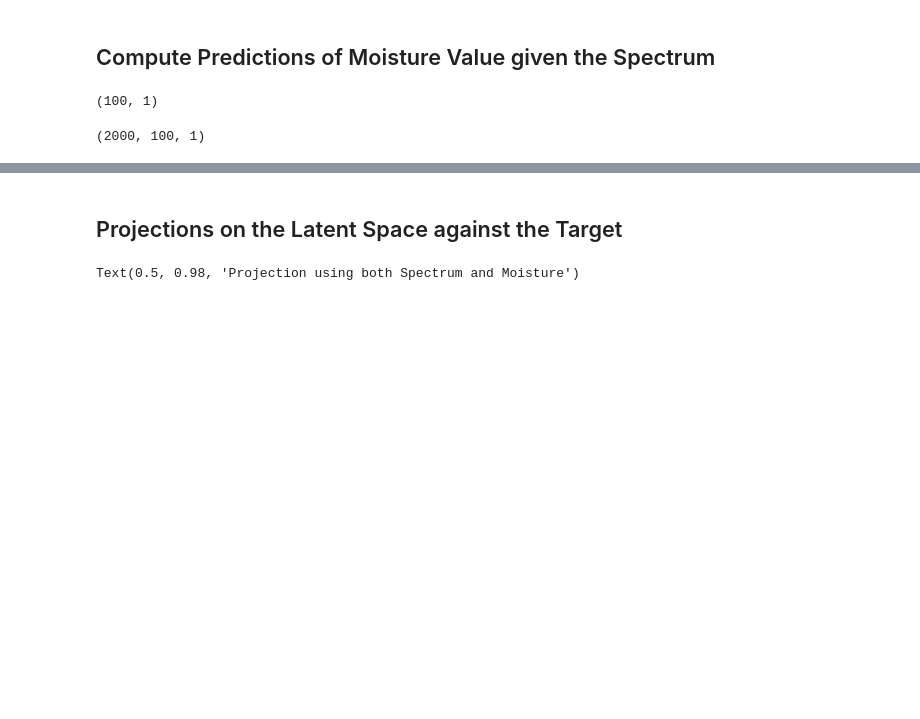
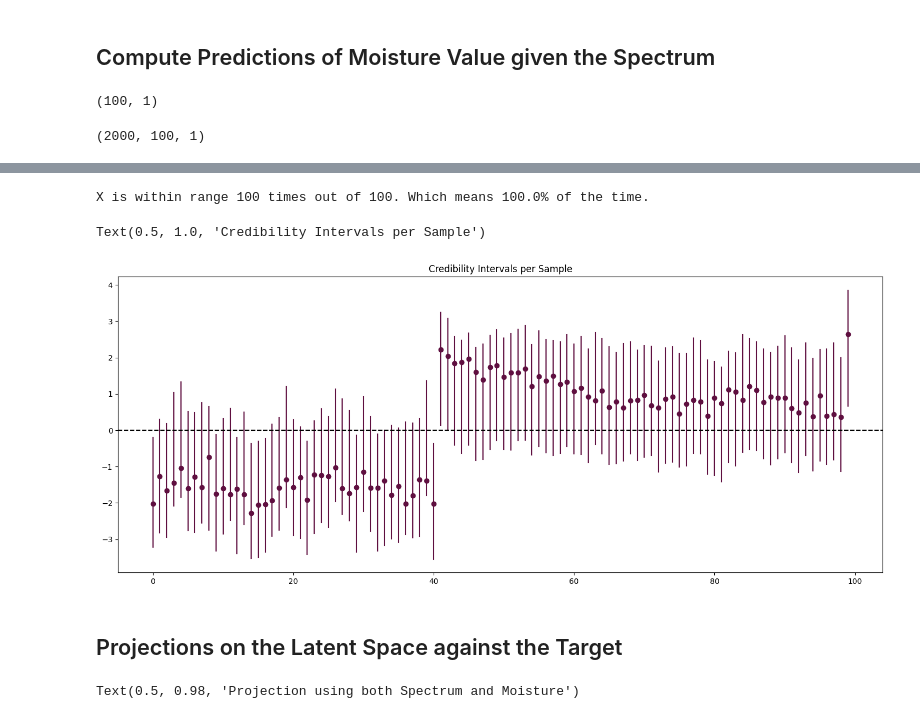
Before and after one commit to Addicted2BayesianEpistemology/bayesian_multitarget_latent_factors, a Jupyter notebook: examples/Moisture/moisture_dataset.ipynb, the cells around one changed output, grey strips where cells are left out. Cells and saved outputs as stored; diff of their text form; code cells hidden in the pictures; blank space fills up the shorter version.

```diff
--- a/examples/Moisture/moisture_dataset.ipynb
+++ b/examples/Moisture/moisture_dataset.ipynb
@@ -315,3 +321,11 @@ Text(0.5, 1.0, 'Credibility Intervals per Sample')
+# %%
+fig, axs = plt.subplots(1,1, figsize=(18,7))
+bmlf.plot_with_credibility_intervals( Y2[:,None], bmlf.convert_chain_draw_to_sample( preds ).transpose('sample','sample_idx','target_out_idx').values )
+axs.set_title('Credibility Intervals per Sample')
+# %% [output]
+X is within range 100 times out of 100. Which means 100.0% of the time.
+Text(0.5, 1.0, 'Credibility Intervals per Sample')
+[figure, added]
 # %% [markdown]
 ## Projections on the Latent Space against the Target
 # %%
```
Also changed, not shown: parts of 3 cells of this notebook, 2 other files.
